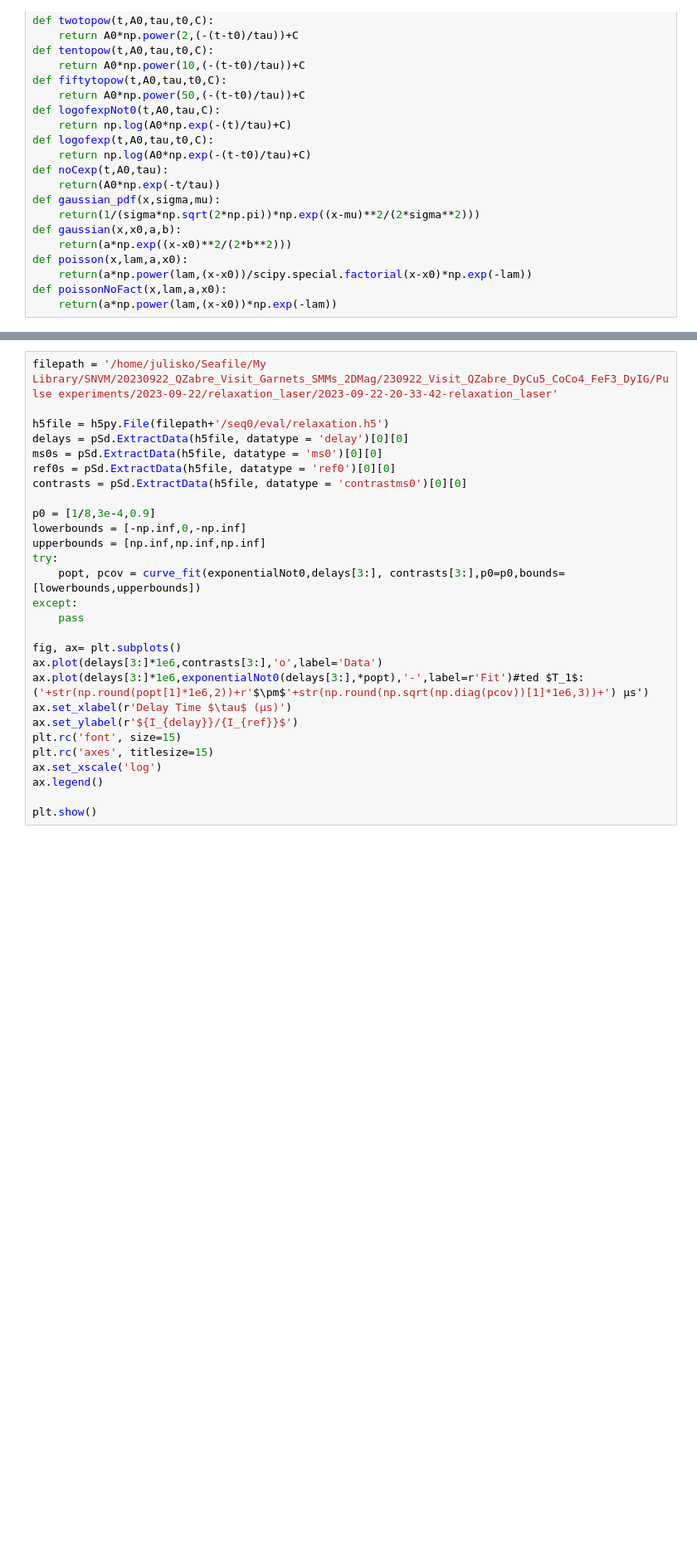
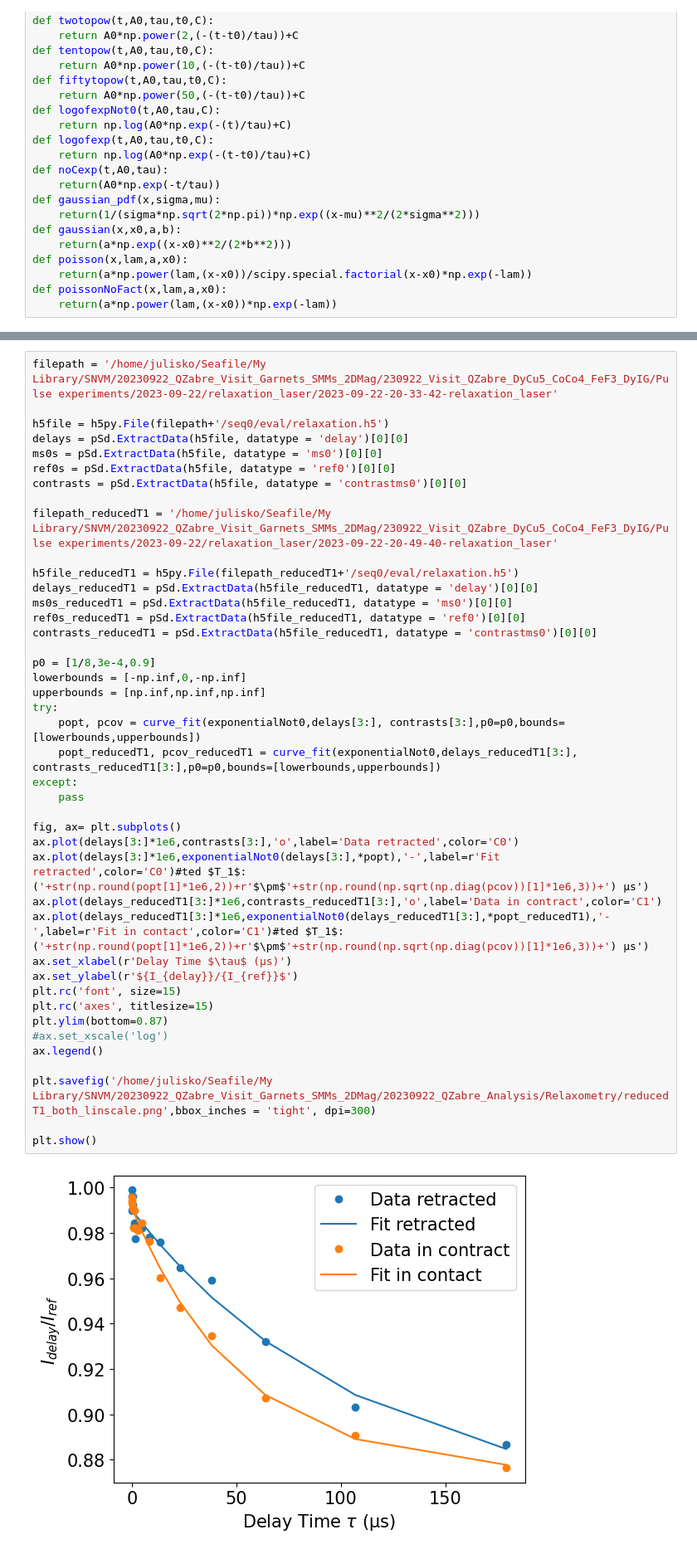
Before and after one commit to JulianSkolaut/jupyternbs_UniMainz, a Jupyter notebook: 20230922_QZabre_Relaxometry_Analysis.ipynb, the cells around one changed output, grey strips where cells are left out. Shown at 83% size. Drawn from its saved outputs; the diff is of its cells as text; blank space fills up the shorter version.

```diff
--- a/20230922_QZabre_Relaxometry_Analysis.ipynb
+++ b/20230922_QZabre_Relaxometry_Analysis.ipynb
@@ -263,28 +307,44 @@ fig_topo, ax_topo, im_topo, cb_topo, scalebar_topo = pSd.PlotData(data_topo[:,:]
 # %%
 filepath = '/home/julisko/Seafile/My Library/SNVM/20230922_QZabre_Visit_Garnets_SMMs_2DMag/230922_Visit_QZabre_DyCu5_CoCo4_FeF3_DyIG/Pulse experiments/2023-09-22/relaxation_laser/2023-09-22-20-33-42-relaxation_laser'
 
 h5file = h5py.File(filepath+'/seq0/eval/relaxation.h5')
 delays = pSd.ExtractData(h5file, datatype = 'delay')[0][0]
 ms0s = pSd.ExtractData(h5file, datatype = 'ms0')[0][0]
 ref0s = pSd.ExtractData(h5file, datatype = 'ref0')[0][0]
 contrasts = pSd.ExtractData(h5file, datatype = 'contrastms0')[0][0]
 
+filepath_reducedT1 = '/home/julisko/Seafile/My Library/SNVM/20230922_QZabre_Visit_Garnets_SMMs_2DMag/230922_Visit_QZabre_DyCu5_CoCo4_FeF3_DyIG/Pulse experiments/2023-09-22/relaxation_laser/2023-09-22-20-49-40-relaxation_laser'
+
+h5file_reducedT1 = h5py.File(filepath_reducedT1+'/seq0/eval/relaxation.h5')
+delays_reducedT1 = pSd.ExtractData(h5file_reducedT1, datatype = 'delay')[0][0]
+ms0s_reducedT1 = pSd.ExtractData(h5file_reducedT1, datatype = 'ms0')[0][0]
+ref0s_reducedT1 = pSd.ExtractData(h5file_reducedT1, datatype = 'ref0')[0][0]
+contrasts_reducedT1 = pSd.ExtractData(h5file_reducedT1, datatype = 'contrastms0')[0][0]
+
 p0 = [1/8,3e-4,0.9]
 lowerbounds = [-np.inf,0,-np.inf]
 upperbounds = [np.inf,np.inf,np.inf]
 try:
     popt, pcov = curve_fit(exponentialNot0,delays[3:], contrasts[3:],p0=p0,bounds=[lowerbounds,upperbounds])
+    popt_reducedT1, pcov_reducedT1 = curve_fit(exponentialNot0,delays_reducedT1[3:], contrasts_reducedT1[3:],p0=p0,bounds=[lowerbounds,upperbounds])
 except:
     pass
 
 fig, ax= plt.subplots()
-ax.plot(delays[3:]*1e6,contrasts[3:],'o',label='Data')
-ax.plot(delays[3:]*1e6,exponentialNot0(delays[3:],*popt),'-',label=r'Fit')#ted $T_1$: ('+str(np.round(popt[1]*1e6,2))+r'$\pm$'+str(np.round(np.sqrt(np.diag(pcov))[1]*1e6,3))+') µs')
+ax.plot(delays[3:]*1e6,contrasts[3:],'o',label='Data retracted',color='C0')
+ax.plot(delays[3:]*1e6,exponentialNot0(delays[3:],*popt),'-',label=r'Fit retracted',color='C0')#ted $T_1$: ('+str(np.round(popt[1]*1e6,2))+r'$\pm$'+str(np.round(np.sqrt(np.diag(pcov))[1]*1e6,3))+') µs')
+ax.plot(delays_reducedT1[3:]*1e6,contrasts_reducedT1[3:],'o',label='Data in contract',color='C1')
+ax.plot(delays_reducedT1[3:]*1e6,exponentialNot0(delays_reducedT1[3:],*popt_reducedT1),'-',label=r'Fit in contact',color='C1')#ted $T_1$: ('+str(np.round(popt[1]*1e6,2))+r'$\pm$'+str(np.round(np.sqrt(np.diag(pcov))[1]*1e6,3))+') µs')
 ax.set_xlabel(r'Delay Time $\tau$ (µs)')
 ax.set_ylabel(r'${I_{delay}}/{I_{ref}}$')
 plt.rc('font', size=15)
 plt.rc('axes', titlesize=15)
-ax.set_xscale('log')
+plt.ylim(bottom=0.87)
+#ax.set_xscale('log')
 ax.legend()
 
+plt.savefig('/home/julisko/Seafile/My Library/SNVM/20230922_QZabre_Visit_Garnets_SMMs_2DMag/20230922_QZabre_Analysis/Relaxometry/reducedT1_both_linscale.png',bbox_inches = 'tight', dpi=300)
+
 plt.show()
+# %% [output]
+[figure, added]
```
Also changed, not shown: parts of 4 cells of this notebook, 2 other files.
